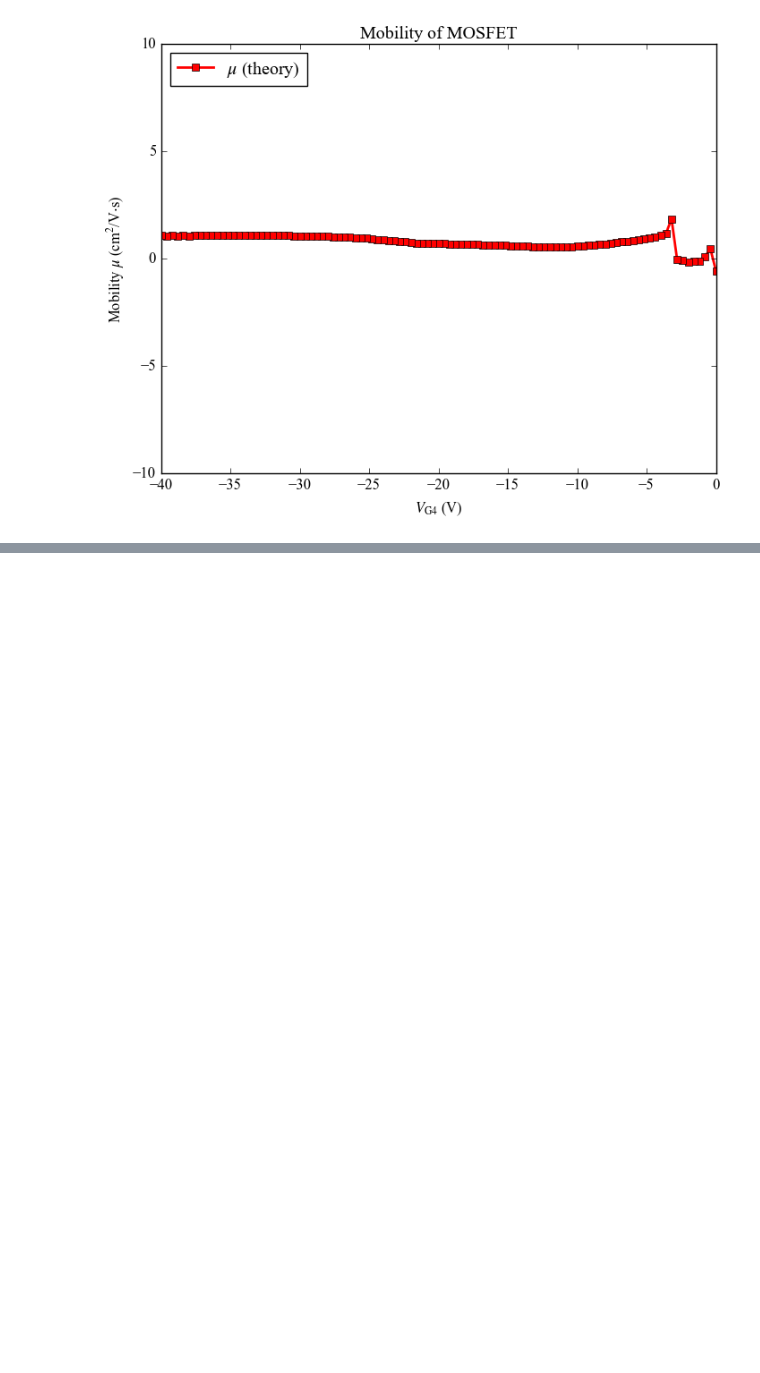
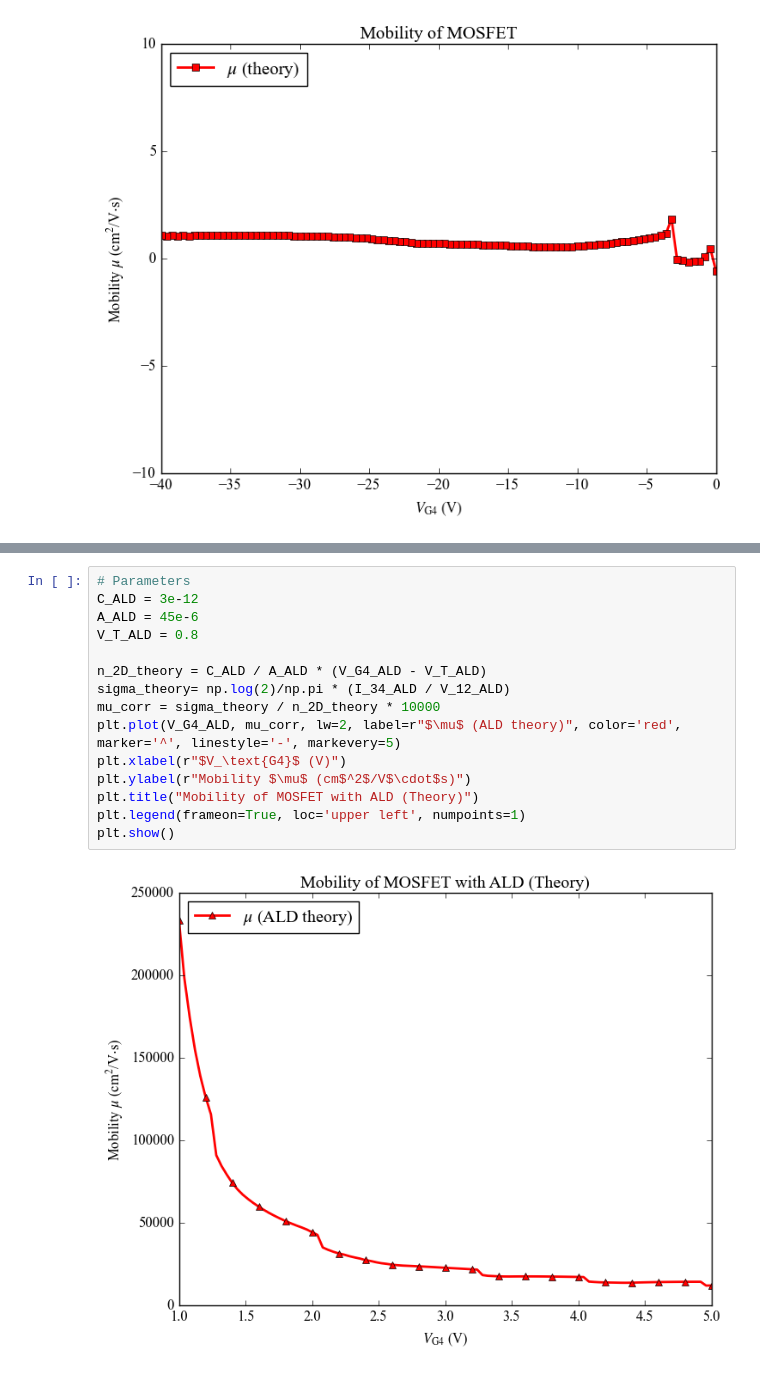
Before and after one commit to phamtrungkien8904/BachelorThesis, a Jupyter notebook: characterization.ipynb, the cells around one changed output, grey strips where cells are left out. Saved outputs shown, nothing was run; the diff lists cells and outputs as text; blank space fills up the shorter version.

```diff
--- a/characterization.ipynb
+++ b/characterization.ipynb
@@ -164,0 +186,17 @@ plt.legend(frameon=True, loc='upper left', numpoints=1)
+# %%
+# Parameters
+C_ALD = 3e-12
+A_ALD = 45e-6
+V_T_ALD = 0.8
+
+n_2D_theory = C_ALD / A_ALD * (V_G4_ALD - V_T_ALD)
+sigma_theory= np.log(2)/np.pi * (I_34_ALD / V_12_ALD)
+mu_corr = sigma_theory / n_2D_theory * 10000
+plt.plot(V_G4_ALD, mu_corr, lw=2, label=r"$\mu$ (ALD theory)", color='red', marker='^', linestyle='-', markevery=5)
+plt.xlabel(r"$V_\text{G4}$ (V)")
+plt.ylabel(r"Mobility $\mu$ (cm$^2$/V$\cdot$s)")
+plt.title("Mobility of MOSFET with ALD (Theory)")
+plt.legend(frameon=True, loc='upper left', numpoints=1)
+plt.show()
+# %% [output]
+[figure, added]
```
Also changed, not shown: parts of 2 cells of this notebook, 10 other files.
